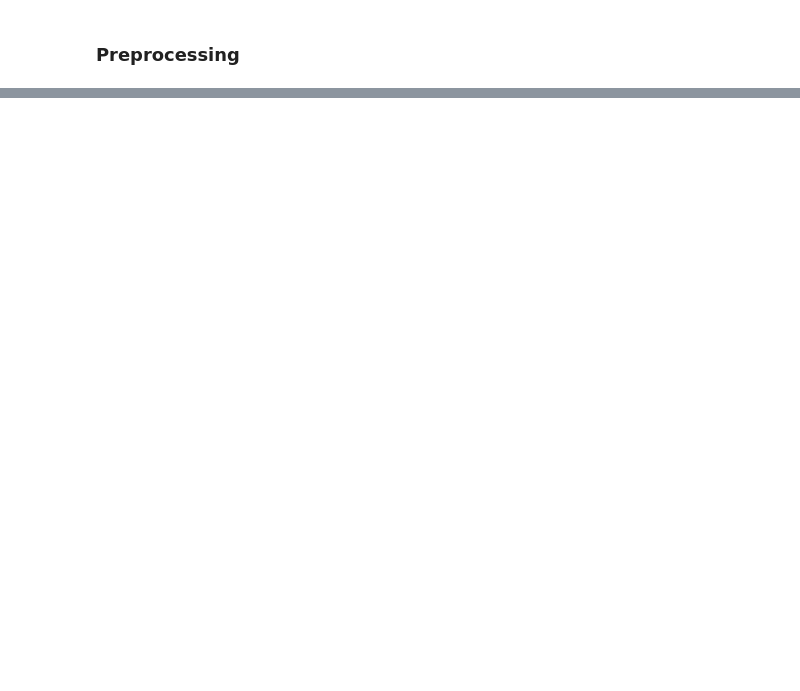
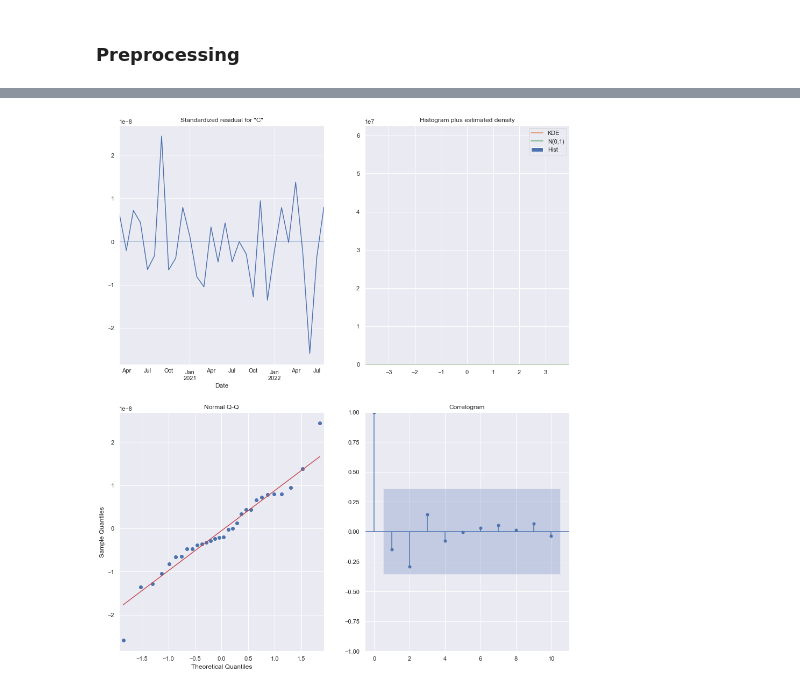
Before and after one commit to ashakeri92/Capstone, a Jupyter notebook: Analysis.ipynb, the cells around one changed output, grey strips where cells are left out. Cells and saved outputs as stored; diff of their text form; code cells hidden in the pictures; blank space fills up the shorter version.

```diff
--- a/Analysis.ipynb
+++ b/Analysis.ipynb
@@ -594,11 +508,11 @@ PEP.plot(x='Date',y='Close')
 # %% [markdown]
 ### Preprocessing
 # %%
-COST = COST.drop(['S&PClose','Gold','PPI','Ether','USD','Symbol'],axis=1)
+WMT = WMT.drop(['S&PClose','Gold','PPI','Ether','USD','Symbol'],axis=1)
 # %%
-cost_new = COST.set_index('Date').resample('1D').pad()
+wmt_new = WMT.set_index('Date').resample('1D').pad()
 # %%
-monthly_mean = cost_new['Close'].resample('M').mean()
+monthly_mean = wmt_new['Close'].resample('M').mean()
 # %%
 monthly_mean['2017':]
 # %% [output]
@@ -621,0 +564,12 @@ Freq: M, Name: Close, dtype: float64
+# %%
+# Plug the optimal parameter values into a new SARIMAX model
+ARIMA_MODEL = sm.tsa.statespace.SARIMAX(monthly_mean,
+                                        order=(1, 1, 1),
+                                        seasonal_order=(1, 1, 1, 12),
+                                        enforce_stationarity=False,
+                                        enforce_invertibility=False)
+
+# Fit the model and print results
+output = ARIMA_MODEL.fit()
+
+print(output.summary().tables[1])
@@ -621,0 +586,6 @@ Freq: M, Name: Close, dtype: float64
+# %%
+# Call plot_diagnostics() on the results calculated above
+output.plot_diagnostics(figsize=(15, 18))
+plt.show()
+# %% [output]
+[figure, added]
```
Also changed, not shown: parts of 25 cells of this notebook.
